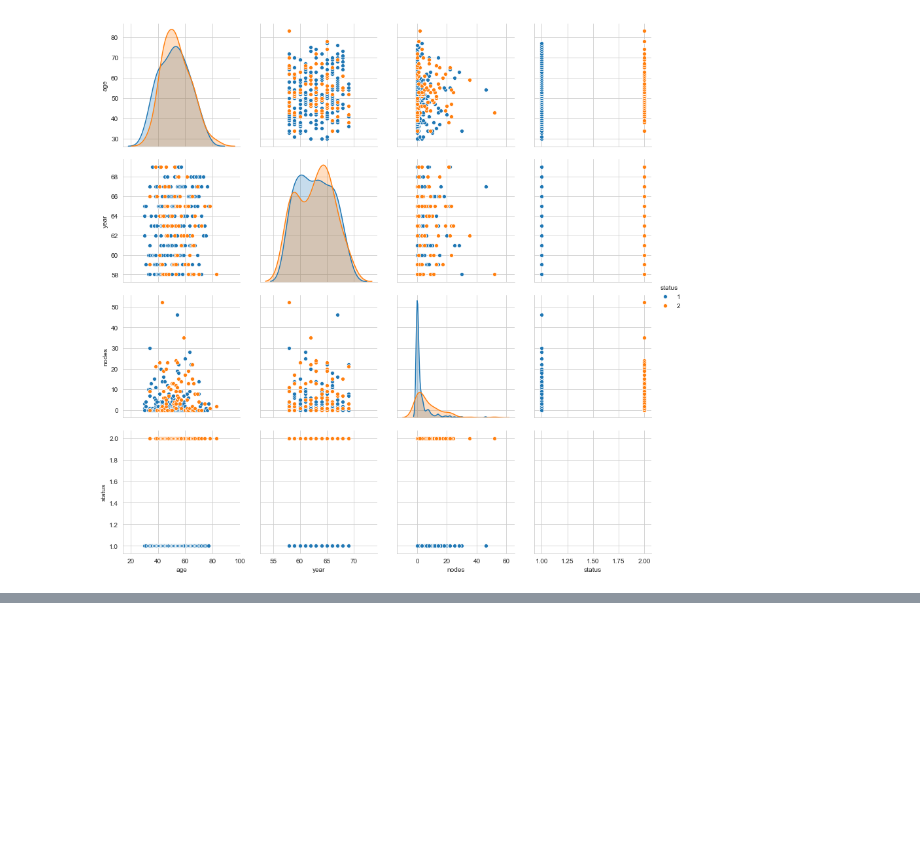
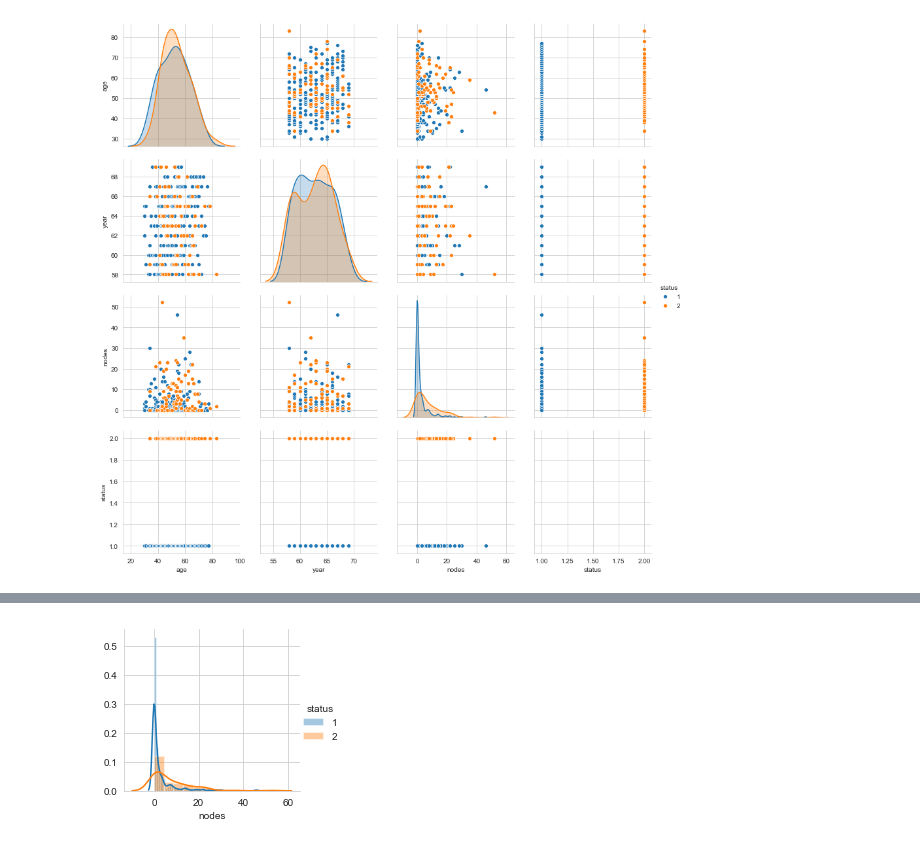
Before and after one commit to SATABHISHA/DataScience, a Jupyter notebook: PythonWorkspace/Assignment/EdaAssignment/Assignment1EDA.ipynb, the cells around one changed output, grey strips where cells are left out. Drawn from its saved outputs; the diff is of its cells as text; code cells hidden in the pictures; blank space fills up the shorter version.

```diff
--- a/PythonWorkspace/Assignment/EdaAssignment/Assignment1EDA.ipynb
+++ b/PythonWorkspace/Assignment/EdaAssignment/Assignment1EDA.ipynb
@@ -162,0 +170,5 @@ plt.show()
+# %%
+sns.FacetGrid(df,hue="status",height=3).map(sns.distplot,"nodes").add_legend()
+plt.show()
+# %% [output]
+[figure, added]
```
Also changed, not shown: parts of 7 cells of this notebook.
